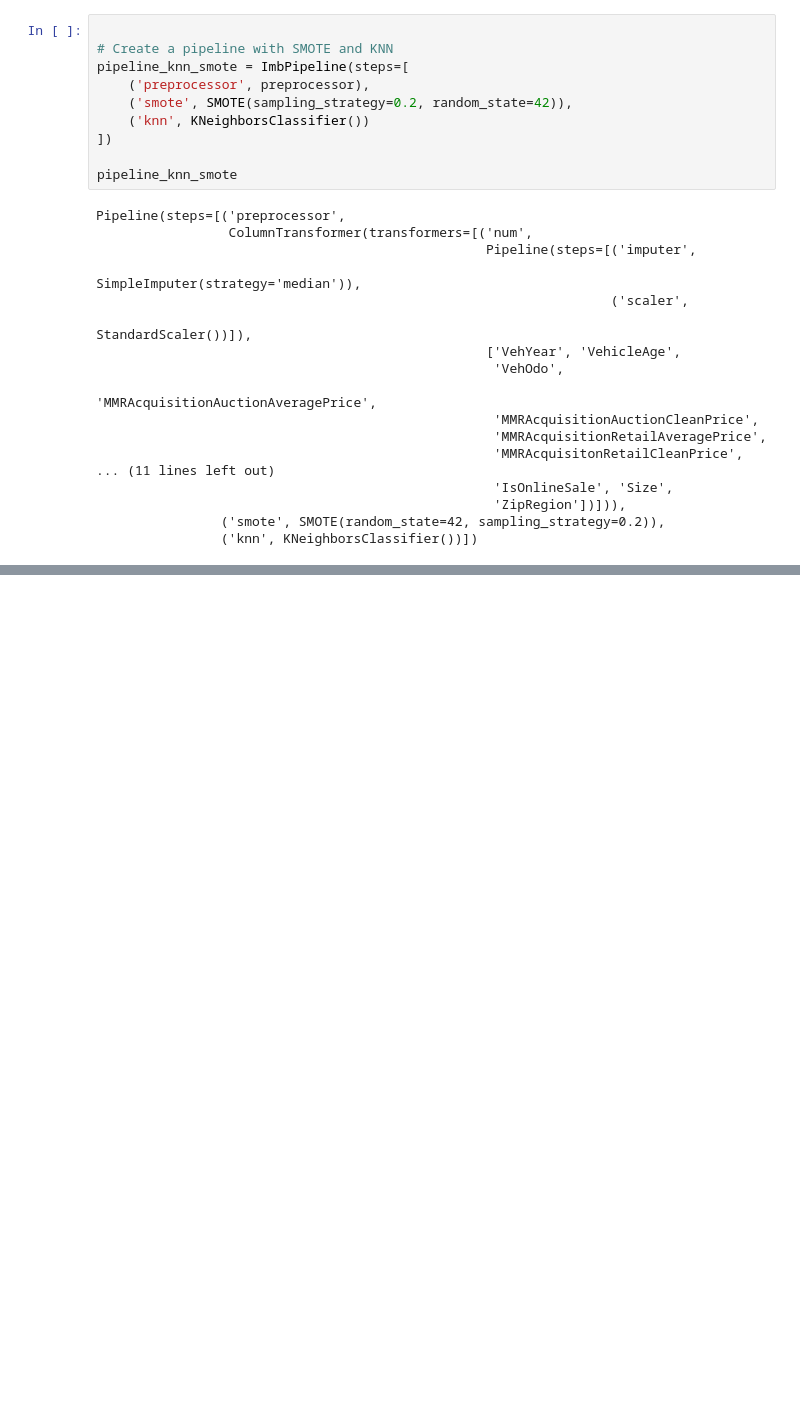
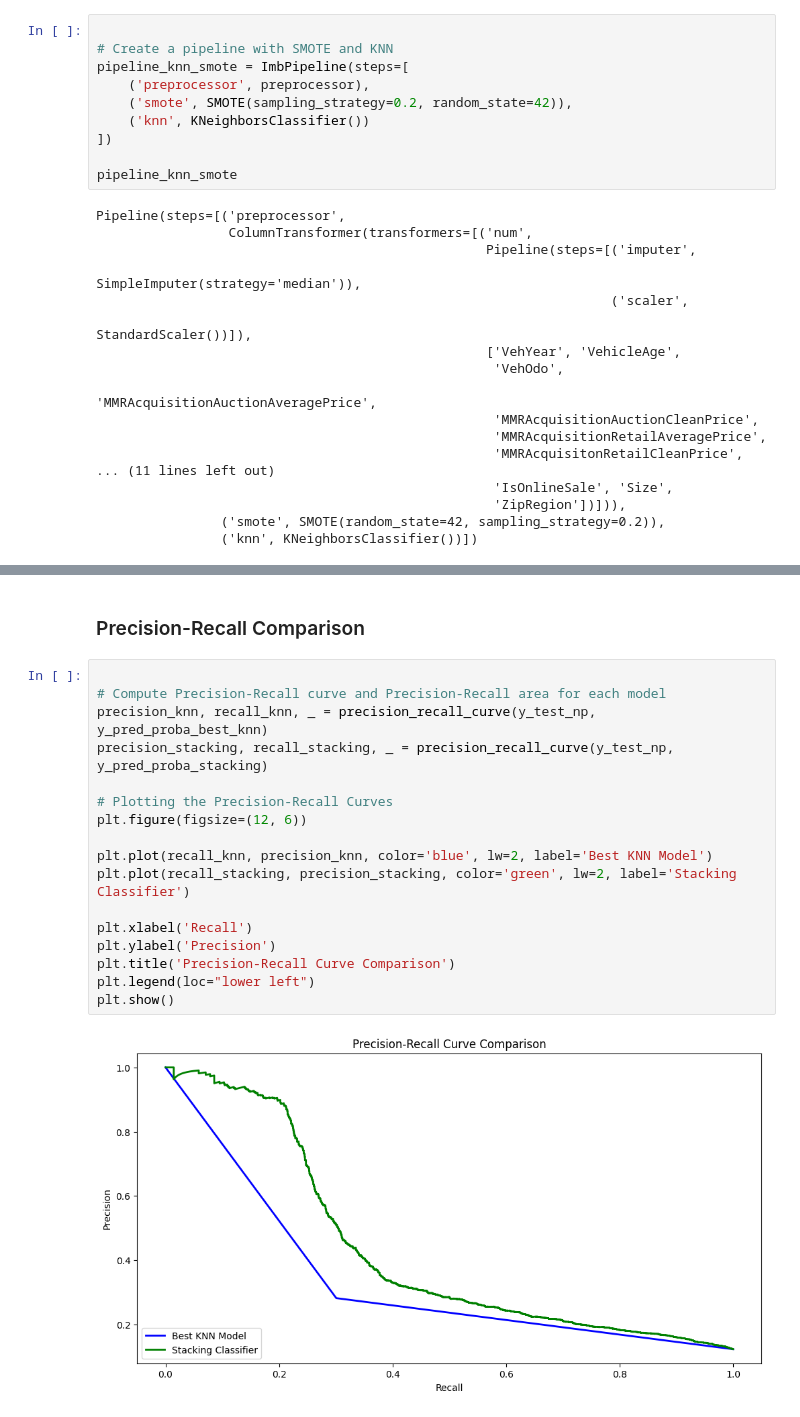
Before and after one commit to 4GeeksAcademy/Isabell-Joane-Eric-Final-Project, a Jupyter notebook: src/KNN.ipynb, the cells around one changed output, grey strips where cells are left out. Drawn from its saved outputs; the diff is of its cells as text; blank space fills up the shorter version.

```diff
--- a/src/KNN.ipynb
+++ b/src/KNN.ipynb
@@ -178,0 +619,21 @@ print(report_knn_smote)
+# %% [markdown]
+### Precision-Recall Comparison
+# %%
+
+# Compute Precision-Recall curve and Precision-Recall area for each model
+precision_knn, recall_knn, _ = precision_recall_curve(y_test_np, y_pred_proba_best_knn)
+precision_stacking, recall_stacking, _ = precision_recall_curve(y_test_np, y_pred_proba_stacking)
+
+# Plotting the Precision-Recall Curves
+plt.figure(figsize=(12, 6))
+
+plt.plot(recall_knn, precision_knn, color='blue', lw=2, label='Best KNN Model')
+plt.plot(recall_stacking, precision_stacking, color='green', lw=2, label='Stacking Classifier')
+
+plt.xlabel('Recall')
+plt.ylabel('Precision')
+plt.title('Precision-Recall Curve Comparison')
+plt.legend(loc="lower left")
+plt.show()
+# %% [output]
+[figure, added]
```
Also changed, not shown: parts of 23 cells of this notebook, 7 other files.
